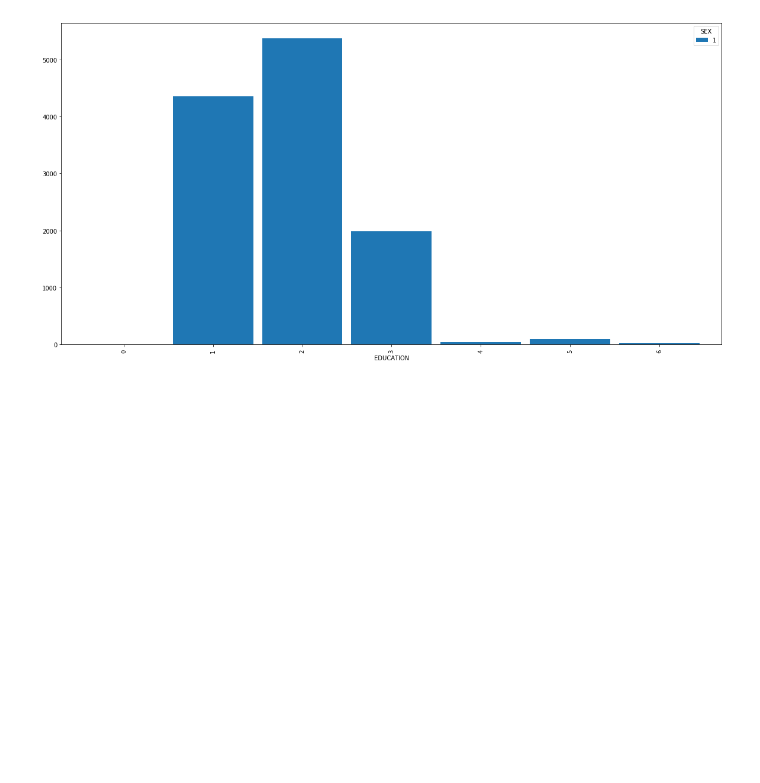
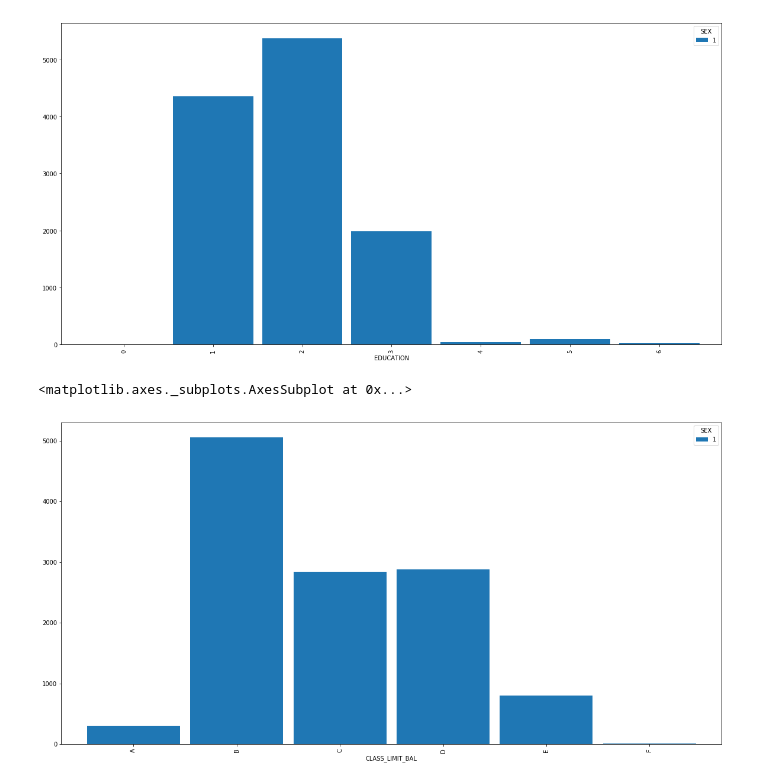
Before and after one commit to ProSerg/SkillFactory, a Jupyter notebook: ML/sfml/hw_01/hw1-task.ipynb, the cells around one changed output. Drawn from its saved outputs; the diff is of its cells as text; code cells hidden in the pictures; blank space fills up the shorter version.

```diff
--- a/ML/sfml/hw_01/hw1-task.ipynb
+++ b/ML/sfml/hw_01/hw1-task.ipynb
@@ -181,3 +258,10 @@ df[df['SEX'] == 1].pivot_table('LIMIT_BAL', 'EDUCATION', 'SEX', 'count').plot(ki
 # %% [output]
 <matplotlib.axes._subplots.AxesSubplot at 0x...>
 [figure]
+# %%
+fig, ax = plot.subplots(figsize=(20,10))
+
+df[df['SEX'] == 1].pivot_table('LIMIT_BAL', 'CLASS_LIMIT_BAL', 'SEX', 'count').plot(kind='bar', width=0.9, stacked=False, ax=ax)
+# %% [output]
+<matplotlib.axes._subplots.AxesSubplot at 0x...>
+[figure, added]
```
Also changed, not shown: parts of 22 cells of this notebook.
